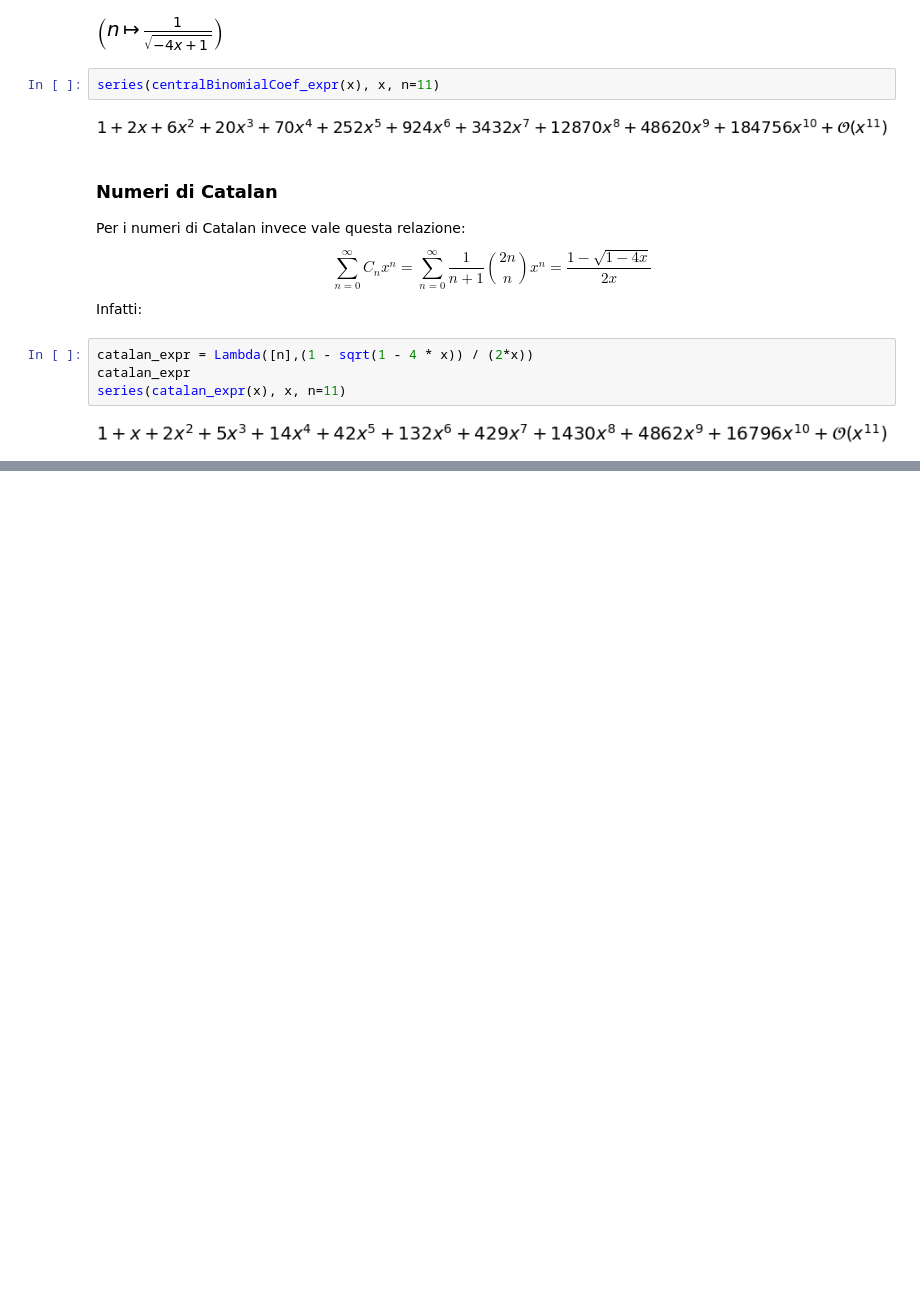
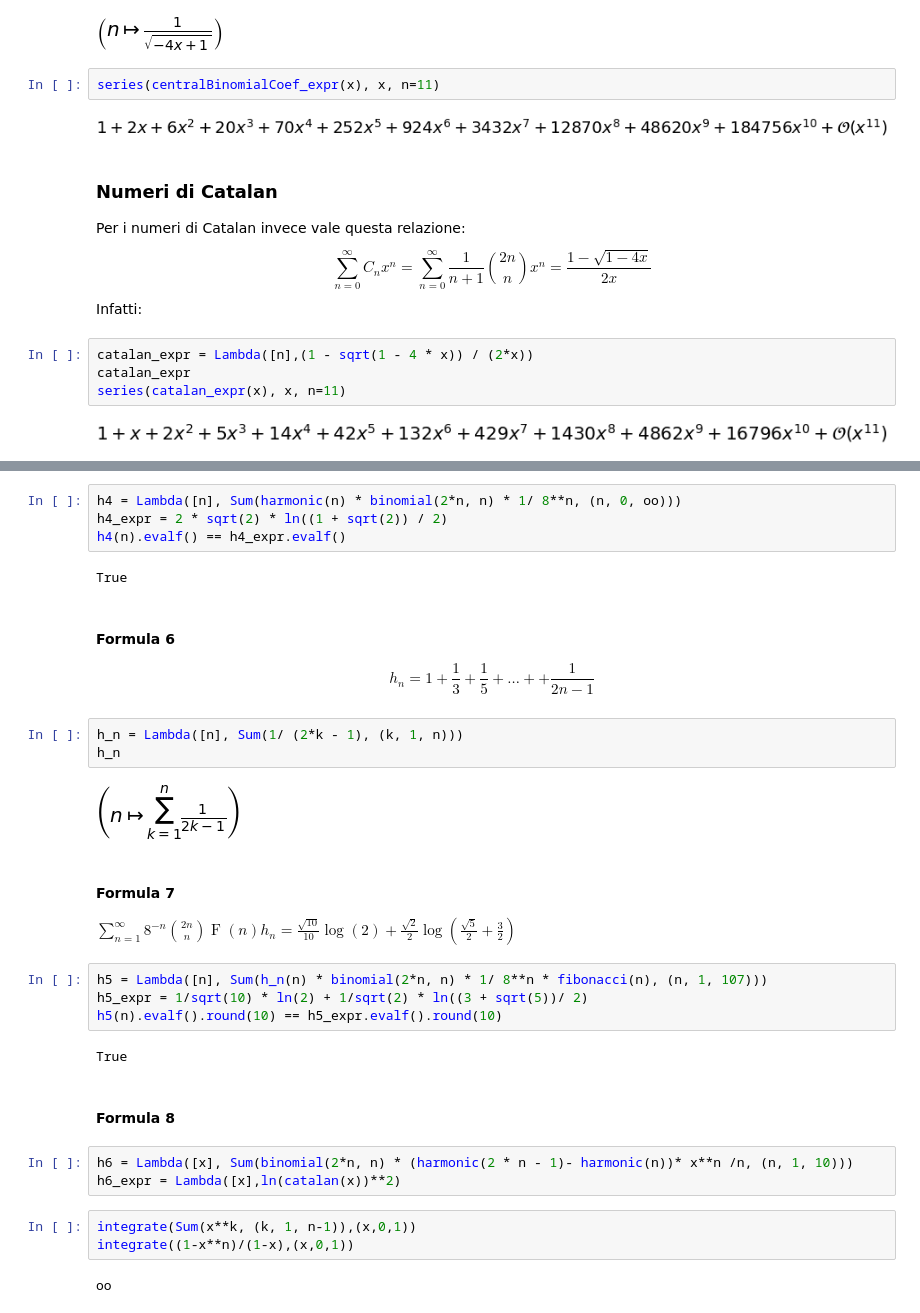
Before and after one commit to mameli/Analysis_and_Design_of_Algorithms, a Jupyter notebook: Chen21/chen.ipynb, the cells around one changed output, grey strips where cells are left out. Saved outputs shown, nothing was run; the diff lists cells and outputs as text; blank space fills up the shorter version.

Commit message:
formula8

```diff
--- a/Chen21/chen.ipynb
+++ b/Chen21/chen.ipynb
@@ -73,0 +94,33 @@ pi**4/72
+# %%
+h4 = Lambda([n], Sum(harmonic(n) * binomial(2*n, n) * 1/ 8**n, (n, 0, oo)))
+h4_expr = 2 * sqrt(2) * ln((1 + sqrt(2)) / 2)
+h4(n).evalf() == h4_expr.evalf()
+# %% [output]
+True
+# %% [markdown]
+#### Formula 6
+$$ h_n = 1 + \frac{1}{3} + \frac{1}{5} + \dots + + \frac{1}{2n - 1}  $$
+# %%
+h_n = Lambda([n], Sum(1/ (2*k - 1), (k, 1, n)))
+h_n
+# %% [output]
+[figure, added]
+# %% [markdown]
+#### Formula 7
+$\sum_{n=1}^{\infty} 8^{- n} {\binom{2 n}{n}} \operatorname{F}{\left (n \right )}h_n = \frac{\sqrt{10}}{10} \log{\left (2 \right )} + \frac{\sqrt{2}}{2} \log{\left (\frac{\sqrt{5}}{2} + \frac{3}{2} \right )}$
+# %%
+h5 = Lambda([n], Sum(h_n(n) * binomial(2*n, n) * 1/ 8**n * fibonacci(n), (n, 1, 107)))
+h5_expr = 1/sqrt(10) * ln(2) + 1/sqrt(2) * ln((3 + sqrt(5))/ 2)
+h5(n).evalf().round(10) == h5_expr.evalf().round(10)
+# %% [output]
+True
+# %% [markdown]
+#### Formula 8
+# %%
+h6 = Lambda([x], Sum(binomial(2*n, n) * (harmonic(2 * n - 1)- harmonic(n))* x**n /n, (n, 1, 10)))
+h6_expr = Lambda([x],ln(catalan(x))**2)
+# %%
+integrate(Sum(x**k, (k, 1, n-1)),(x,0,1))
+integrate((1-x**n)/(1-x),(x,0,1))
+# %% [output]
+oo
```
Also changed, not shown: parts of 8 cells of this notebook.
